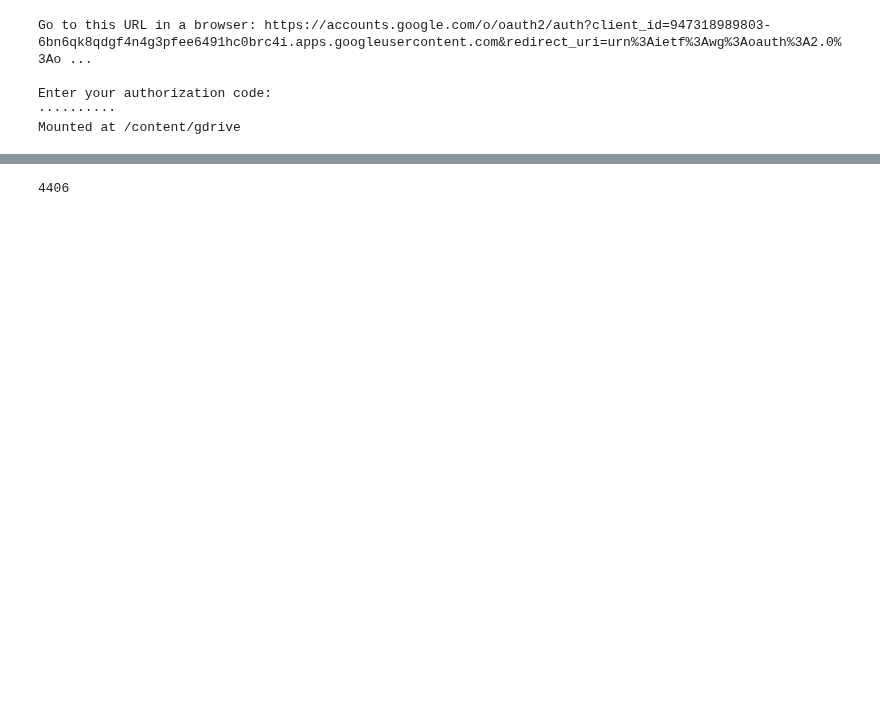
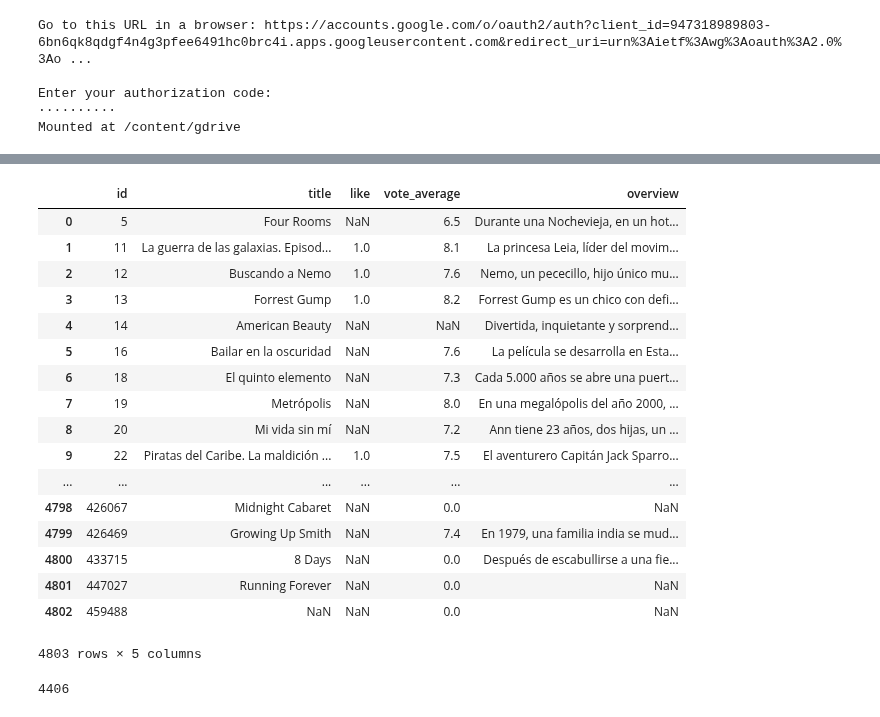
Before and after one commit to Jaimemorillo/ShouldIwatchThisMovie, a Jupyter notebook: nice_movie_model.ipynb, the cells around one changed output, grey strips where cells are left out. Drawn from its saved outputs; the diff is of its cells as text; code cells hidden in the pictures; blank space fills up the shorter version.

```diff
--- a/nice_movie_model.ipynb
+++ b/nice_movie_model.ipynb
@@ -29,3 +36,24 @@ data = pd.read_csv("gdrive/My Drive/TFG/tmdb_spanish_overview.csv",sep='#',linet
+# %%
+data
+# %% [output]
+|  | id | title | like | vote_average | overview |
+| 0 | 5 | Four Rooms | NaN | 6.5 | Durante una Nochevieja, en un hot... |
+| 1 | 11 | La guerra de las galaxias. Episod... | 1.0 | 8.1 | La princesa Leia, líder del movim... |
+| 2 | 12 | Buscando a Nemo | 1.0 | 7.6 | Nemo, un pececillo, hijo único mu... |
+| 3 | 13 | Forrest Gump | 1.0 | 8.2 | Forrest Gump es un chico con defi... |
+| 4 | 14 | American Beauty | NaN | NaN | Divertida, inquietante y sorprend... |
+| 5 | 16 | Bailar en la oscuridad | NaN | 7.6 | La película se desarrolla en Esta... |
+| 6 | 18 | El quinto elemento | NaN | 7.3 | Cada 5.000 años se abre una puert... |
+| 7 | 19 | Metrópolis | NaN | 8.0 | En una megalópolis del año 2000, ... |
+| 8 | 20 | Mi vida sin mí | NaN | 7.2 | Ann tiene 23 años, dos hijas, un ... |
+| 9 | 22 | Piratas del Caribe. La maldición ... | 1.0 | 7.5 | El aventurero Capitán Jack Sparro... |
+| ... | ... | ... | ... | ... | ... |
+| 4798 | 426067 | Midnight Cabaret | NaN | 0.0 | NaN |
+| 4799 | 426469 | Growing Up Smith | NaN | 7.4 | En 1979, una familia india se mud... |
+| 4800 | 433715 | 8 Days | NaN | 0.0 | Después de escabullirse a una fie... |
+| 4801 | 447027 | Running Forever | NaN | 0.0 | NaN |
+| 4802 | 459488 | NaN | NaN | 0.0 | NaN |
+4803 rows × 5 columns
 # %%
 data = data[~pd.isna(data.overview)]
 len(data)
```
Also changed, not shown: parts of 26 cells of this notebook.
